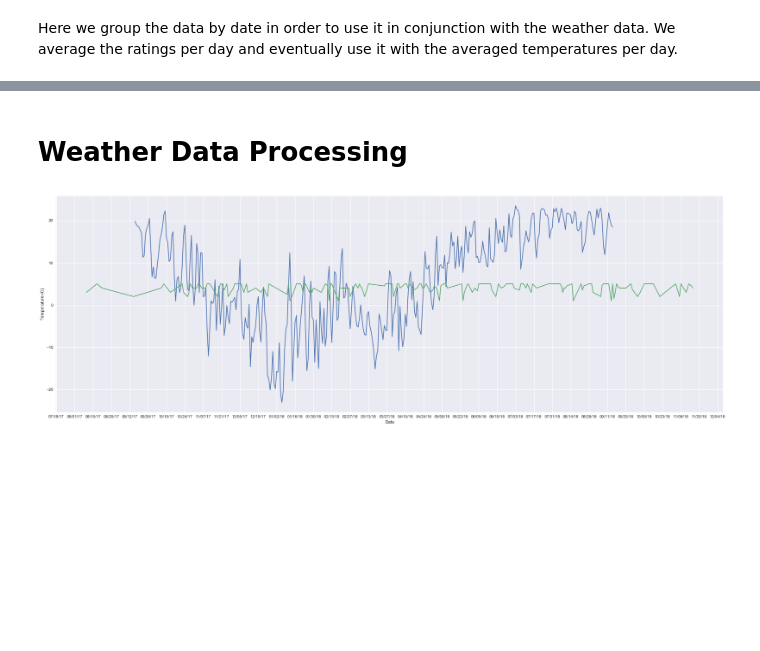
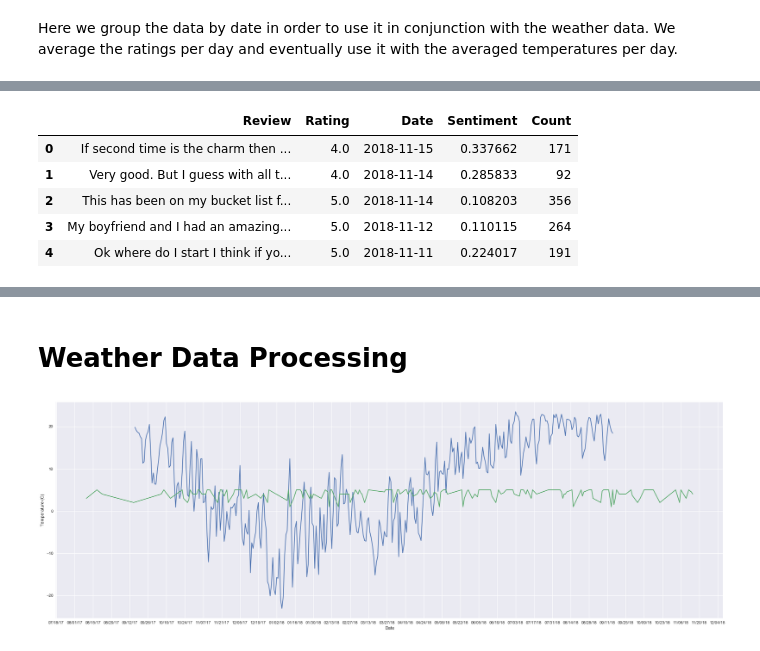
Before and after one commit to JunanQu/YELP-, a Jupyter notebook: 2950_final-2.ipynb, the cells around one changed output, grey strips where cells are left out. Saved outputs shown, nothing was run; the diff lists cells and outputs as text; code cells hidden in the pictures; blank space fills up the shorter version.

```diff
--- a/2950_final-2.ipynb
+++ b/2950_final-2.ipynb
@@ -153,0 +154,19 @@ plt.show()
+# %%
+def count(review):
+    count = len(re.findall(r'\w+', review))
+    return count
+
+count_list = []
+for review in yelp_data['Review']:
+    count_list.append(count(review))
+for count in count_list:
+    yelp_data["Count"] = [i for i in count_list]
+
+yelp_data.head()
+# %% [output]
+|  | Review | Rating | Date | Sentiment | Count |
+| 0 | If second time is the charm then ... | 4.0 | 2018-11-15 | 0.337662 | 171 |
+| 1 | Very good. But I guess with all t... | 4.0 | 2018-11-14 | 0.285833 | 92 |
+| 2 | This has been on my bucket list f... | 5.0 | 2018-11-14 | 0.108203 | 356 |
+| 3 | My boyfriend and I had an amazing... | 5.0 | 2018-11-12 | 0.110115 | 264 |
+| 4 | Ok where do I start I think if yo... | 5.0 | 2018-11-11 | 0.224017 | 191 |
```
Also changed, not shown: parts of 6 cells of this notebook, 1 other file.
